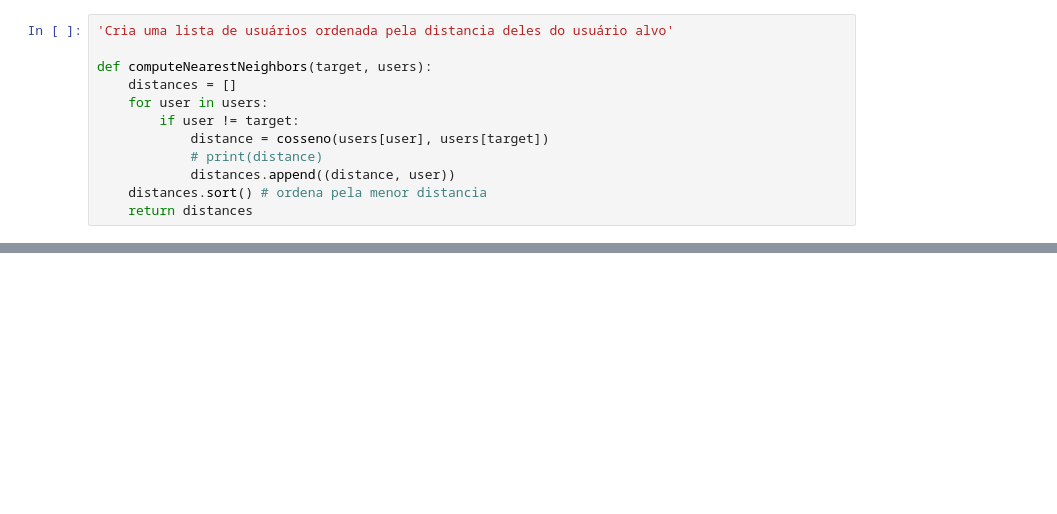
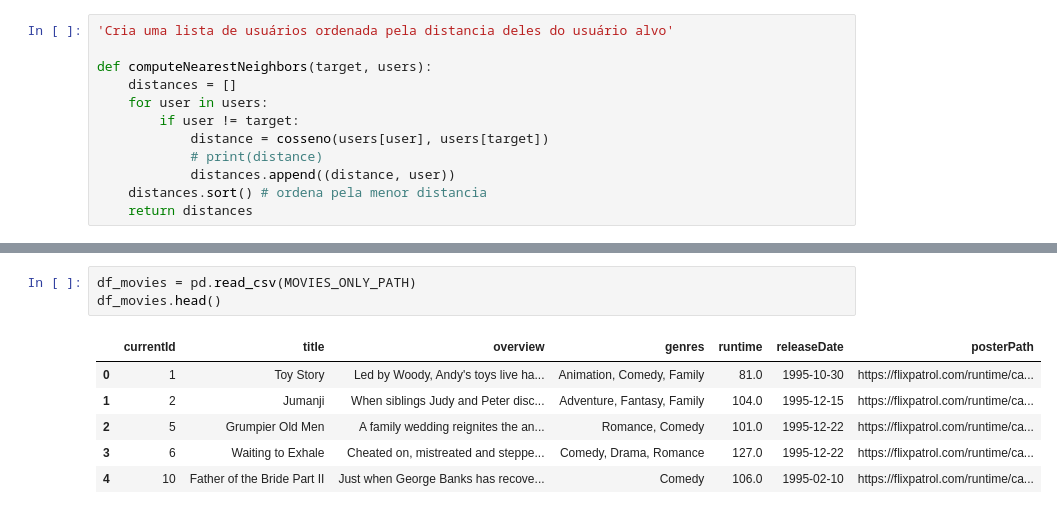
Before and after one commit to Victor7095/oficina-i-avaliacao-ii, a Jupyter notebook: filtering.ipynb, the cells around one changed output, grey strips where cells are left out. Cells and saved outputs as stored; diff of their text form; blank space fills up the shorter version.

```diff
--- a/filtering.ipynb
+++ b/filtering.ipynb
@@ -103,0 +156,10 @@ print(recommend('232', users))
+# %%
+df_movies = pd.read_csv(MOVIES_ONLY_PATH)
+df_movies.head()
+# %% [output]
+|  | currentId | title | overview | genres | runtime | releaseDate | posterPath |
+| 0 | 1 | Toy Story | Led by Woody, Andy's toys live ha... | Animation, Comedy, Family | 81.0 | 1995-10-30 | https://flixpatrol.com/runtime/ca... |
+| 1 | 2 | Jumanji | When siblings Judy and Peter disc... | Adventure, Fantasy, Family | 104.0 | 1995-12-15 | https://flixpatrol.com/runtime/ca... |
+| 2 | 5 | Grumpier Old Men | A family wedding reignites the an... | Romance, Comedy | 101.0 | 1995-12-22 | https://flixpatrol.com/runtime/ca... |
+| 3 | 6 | Waiting to Exhale | Cheated on, mistreated and steppe... | Comedy, Drama, Romance | 127.0 | 1995-12-22 | https://flixpatrol.com/runtime/ca... |
+| 4 | 10 | Father of the Bride Part II | Just when George Banks has recove... | Comedy | 106.0 | 1995-02-10 | https://flixpatrol.com/runtime/ca... |
```
Also changed, not shown: parts of 5 cells of this notebook, 1 other file.
